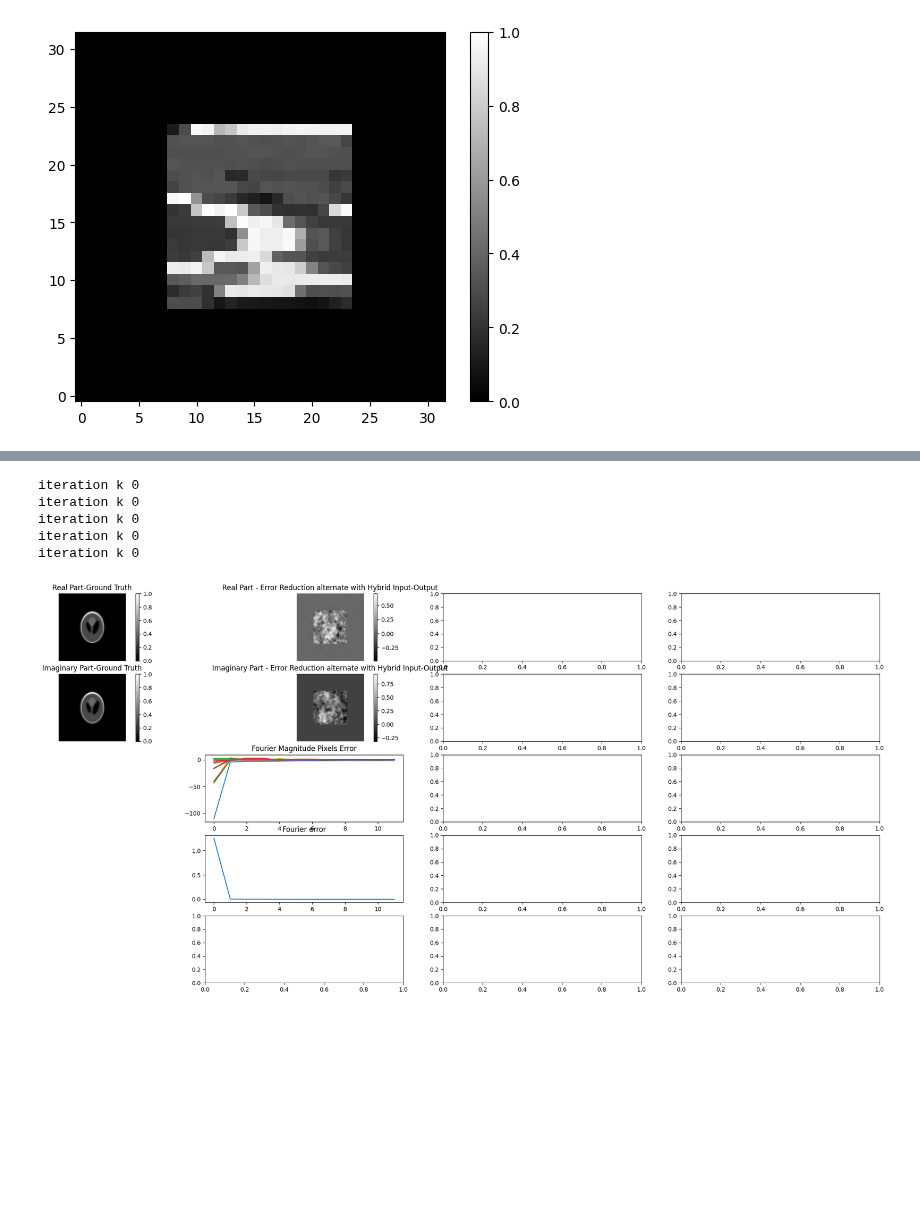
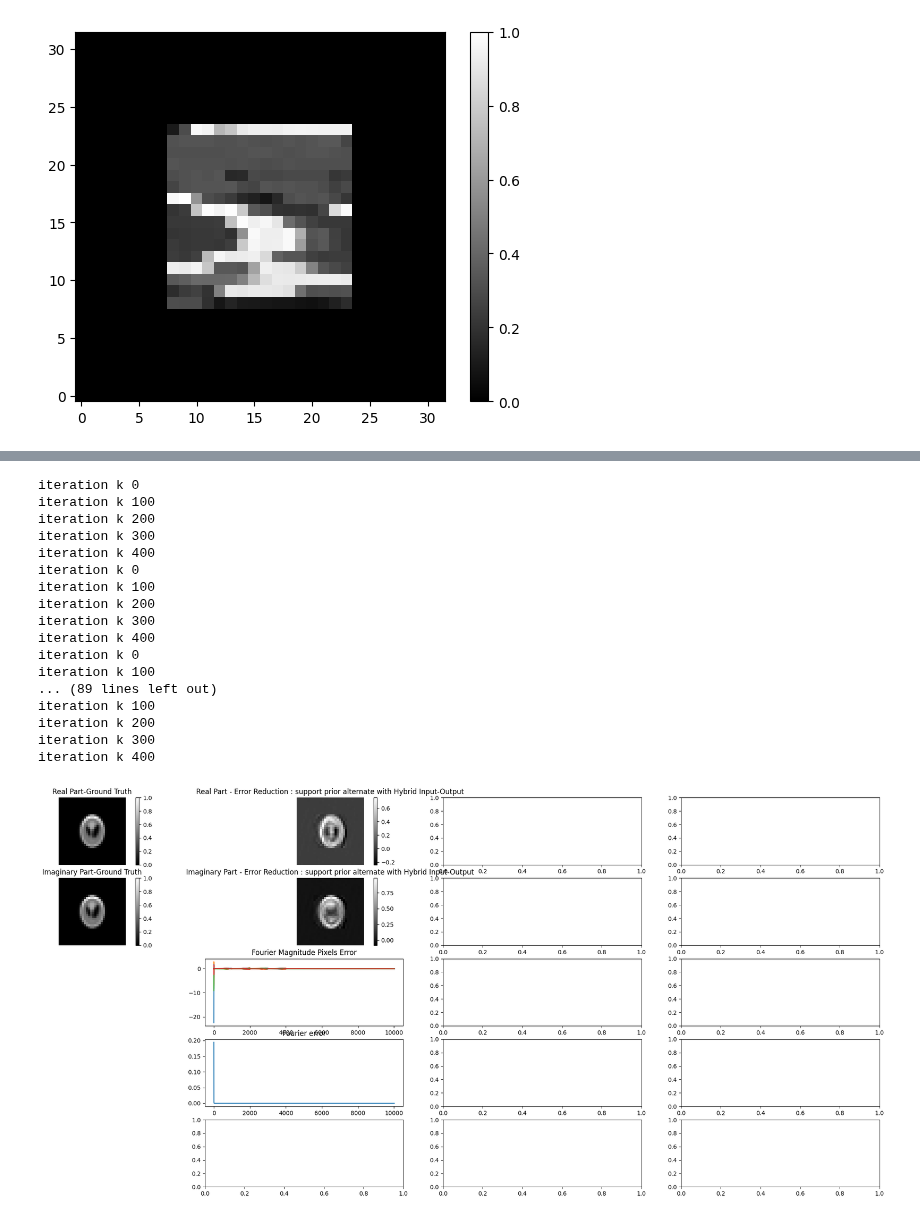
Before and after one commit to JeremieSefo/PhaseRetrievalMirror, a Jupyter notebook: retrieve phase.ipynb, the cells around one changed output, grey strips where cells are left out. Drawn from its saved outputs; the diff is of its cells as text; code cells hidden in the pictures; blank space fills up the shorter version.

```diff
--- a/retrieve phase.ipynb
+++ b/retrieve phase.ipynb
@@ -52,11 +85,11 @@ import solve
 # %%
 idx = [2]#np.arange(len(true_images)) #[0, 1] # np.arange(1)
 Algos_group = []
-Algos = ['Error Reduction', 'Output-Output', 'Hybrid Input-Output'  ] #'No Support prior', 'Gerchberg-Saxton', 'Error Reduction', 'real mirror', 'complex mirror',
+Algos = ['real mirror', 'complex mirror', 'Output-Output'  ] # , 'Hybrid Input-Output' 'No Support prior', 'Gerchberg-Saxton', 'Error Reduction', 'real mirror', 'complex mirror',
 #Algos_group.append(Algos)
-Algos = [ 'No Support prior + TV-support', 'No Support prior + TV-support real_imag_separated', 'Error Reduction + TV-support' ] #, 'Gerchberg-Saxton + TV-support', 'Error Reduction + TV-support' #TV-support alsmost kills the real part and make Gerchberg-Saxton worse
-#Algos_group.append(Algos)
-Algos = [  'Gaussian-DRS', 'Poisson-DRS' ] #'basic Input-Output', 'Output-Output','Peaceman-Rachford', 'Averaged Alternating Reflections',
+Algos = [ 'Peaceman-Rachford', 'Gaussian-DRS',  'Poisson-DRS'  ]                              #, 'Gerchberg-Saxton + TV-support', 'Error Reduction + TV-support'                      #TV-support alsmost kills the real part and make Gerchberg-Saxton worse
+Algos_group.append(Algos)                 #'No Support prior + TV-support real_imag_separated' 'No Support prior + TV-support',
+Algos = [ 'Error Reduction : support prior', 'Hybrid Input-Output',  'Averaged Alternating Reflections' ] #'No Support prior - fast', 'Gaussian-DRS'  'Poisson-DRS' 'basic Input-Output', 'Output-Output', 'Averaged Alternating Reflections',
 Algos_group.append(Algos)
 
 Algos = ['real mirror', 'complex mirror' ]
@@ -69,14 +102,15 @@ for Algos in Algos_group:
         maxiter = 50
         kappa  = 0.9
         xi = 12
-        noise_lvl = 1.e-0
+        noise_lvl = 0.e-2
+        noise_lvl_init = 1.e-0 #If not 0, iterative projections algo: ER, HIO, even AAR stagnate at local minima. error is 1e-7 instead of 1e-37 for instance
         meas, noise = me.gauss_noisy_meas(x_true_vect, noise_lvl , A)()
         L = 1 * op.smoothnessPara_L(A.Matrix, noise)
         #print("meas", meas)
-        x0 = op.initialise(n, meas, A.Matrix, type ='Gaussian', real = 1, imag = 1, x_true_vect = x_true_vect, mask = mask, noise_lvl = noise_lvl**(0.5) )
+        x0 = op.initialise(n, meas, A.Matrix, type ='Gaussian', real = 1, imag = 1, x_true_vect = x_true_vect, mask = mask, noise_lvl = noise_lvl_init**(0.5) )
         for Algo in Algos:
             map = op.operators(algo = Algo, meas = meas, A = A)
-            x_sols, space = solve.phase_retrieval(L, kappa, xi, Algo, map, mask, n, A.Matrix, A_pinv, meas, maxiter, x0, x_true_vect, IO_OO_HIO_beta = [1, 1., 0.1], TvIter = 10, TvAlpha = 0.001, rho_Gau_Poi = [1., 0.] )
+            x_sols, space = solve.phase_retrieval(L, kappa, xi, Algo, map, mask, n, A.Matrix, A_pinv, meas, maxiter, x0, x_true_vect, IO_OO_HIO_beta = [1, 1., 0.01], TvIter = 10, TvAlpha = 0.000, rho_Gau_Poi = [1., 0.] )
             X_sols.append(x_sols)
         phase_retrie_plots(i, true_images, X_sols, map, A, meas, maxiter, space, Algos)
 # %% [output]
@@ -87,34 +125,47 @@ IndexError: list index out of range
 # %%
 from DisplayAlternate import phase_retrie_plots_alternate
 idx = [3]#np.arange(len(true_images)) #[0, 1] # np.arange(1)
-Algos = [  'Error Reduction', 'Hybrid Input-Output' ]
+Algos = [  'Error Reduction : support prior',  'Hybrid Input-Output'] #'Hybrid Input-Output' 'Error Reduction : support prior'
 for i in idx:
     X_sols = []
     x_true = true_images[i]
     x_true_vect = x_true.reshape(Nx * Ny, )
-    maxiter = 2
+    maxiter = 500
     kappa  = 0.9
     xi = 12
     noise_lvl = 1.e-4
+    noise_lvl_init = 1e-1
     meas, noise = me.gauss_noisy_meas(x_true_vect, noise_lvl , A)()
     L = 1 * op.smoothnessPara_L(A.Matrix, noise)
     #print("meas", meas)
     #Sols_list = []
-    x0 = op.initialise(n, meas, A.Matrix, type ='Gaussian', real = 1, imag = 1, x_true_vect = x_true_vect, mask = mask, noise_lvl = noise_lvl**(0.5) )
-    for epoch in range(2):
+    x0 = op.initialise(n, meas, A.Matrix, type ='Gaussian', real = 1, imag = 1, x_true_vect = x_true_vect, mask = mask, noise_lvl = noise_lvl_init**(0.5) )
+    for epoch in range(10):
 
         for Algo in Algos:
             map = op.operators(algo = Algo, meas = meas, A = A)
-            x_sols, space = solve.phase_retrieval(L, kappa, xi, Algo, map, mask, n, A.Matrix, A_pinv, meas, maxiter, x0, x_true_vect, IO_OO_HIO_beta = [1, 1., 0.1], TvIter = 5, TvAlpha = 1., rho = 1. )
+            x_sols, space = solve.phase_retrieval(L, kappa, xi, Algo, map, mask, n, A.Matrix, A_pinv, meas, maxiter, x0, x_true_vect, IO_OO_HIO_beta = [1, 1., 0.01], TvIter = 0, TvAlpha = 0.000, rho_Gau_Poi = [1., 0.] )
             x0 = x_sols[-1]
             X_sols.extend(x_sols)
-    x_sols, space = solve.phase_retrieval(L, kappa, xi, 'Error Reduction', map, mask, n, A.Matrix, A_pinv, meas, maxiter, x0, x_true_vect, IO_OO_HIO_beta = [1, 1., 0.1], TvIter = 5, TvAlpha = 1., rho = 1. )
+    x_sols, space = solve.phase_retrieval(L, kappa, xi, 'Error Reduction : support prior', map, mask, n, A.Matrix, A_pinv, meas, maxiter, x0, x_true_vect, IO_OO_HIO_beta = [1, 1., 0.01], TvIter = 0, TvAlpha = 0.000, rho_Gau_Poi = [1., 0.] )
     #X_sols.append(Sols_list)
     phase_retrie_plots_alternate(i, true_images, X_sols, map, A, meas, maxiter, space, Algos)
 # %% [output]
 iteration k 0
+iteration k 100
+iteration k 200
+iteration k 300
+iteration k 400
 iteration k 0
+iteration k 100
+iteration k 200
+iteration k 300
+iteration k 400
 iteration k 0
-iteration k 0
-iteration k 0
+iteration k 100
+... (89 lines left out)
+iteration k 100
+iteration k 200
+iteration k 300
+iteration k 400
-[figure, old version]
+[figure, new version]
```
Also changed, not shown: parts of 7 cells of this notebook, 2 other files.
